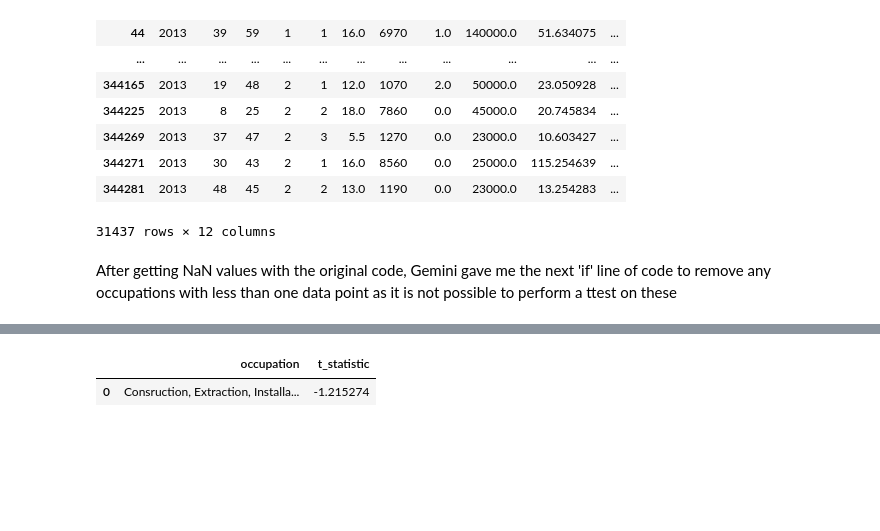
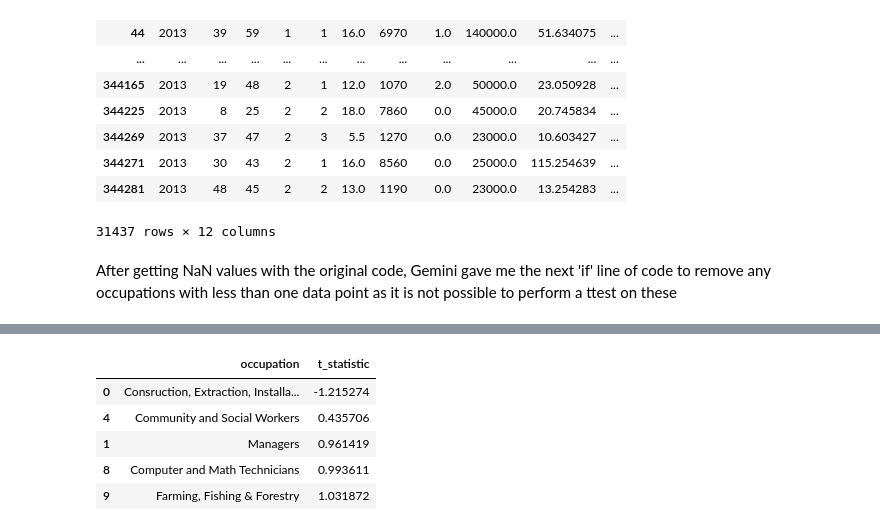
Before and after one commit to rebeccarlredmayne-cmd/QM2, a Jupyter notebook: NEW_W6_Hypothesis_Testing.ipynb, the cells around one changed output, grey strips where cells are left out. Drawn from its saved outputs; the diff is of its cells as text; code cells hidden in the pictures; blank space fills up the shorter version.

```diff
--- a/NEW_W6_Hypothesis_Testing.ipynb
+++ b/NEW_W6_Hypothesis_Testing.ipynb
@@ -483,5 +469,9 @@ t_stats_df = pd.DataFrame(t_stats_by_occupation)
 # %%
-t_stats_df.sort_values(by='t_statistic', ascending=True).head(1)
+t_stats_df.sort_values(by='t_statistic', ascending=True).head(5)
 # %% [output]
 |  | occupation | t_statistic |
 | 0 | Consruction, Extraction, Installa... | -1.215274 |
+| 4 | Community and Social Workers | 0.435706 |
+| 1 | Managers | 0.961419 |
+| 8 | Computer and Math Technicians | 0.993611 |
+| 9 | Farming, Fishing & Forestry | 1.031872 |
```
Also changed, not shown: parts of 1 cell of this notebook.
